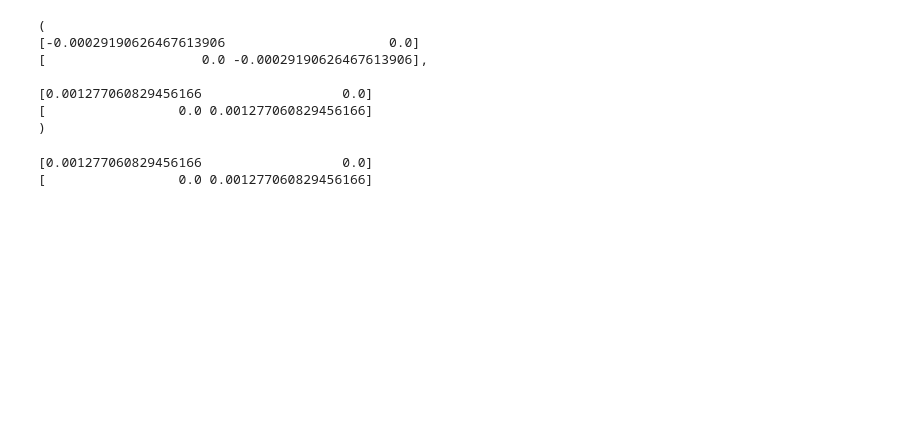
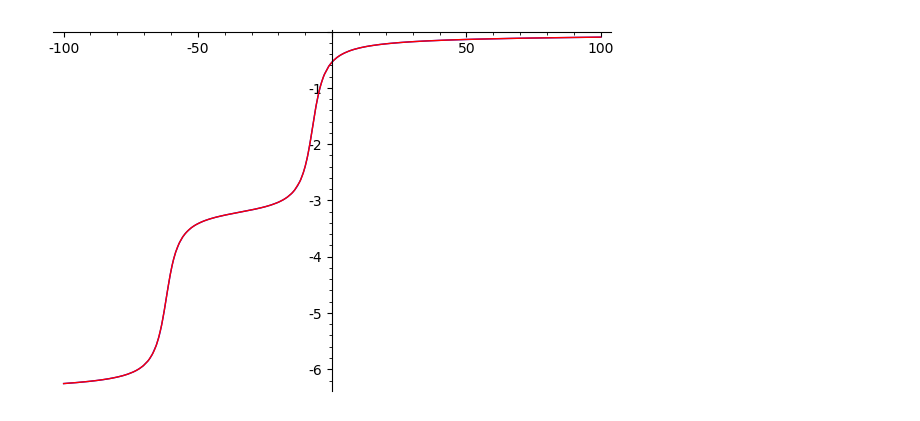
Before and after one commit to twist-numerical/matslise, a Jupyter notebook: notebooks/test_pyscs_x2.ipynb, the cells around one changed output. Drawn from its saved outputs; the diff is of its cells as text; code cells hidden in the pictures; blank space fills up the shorter version.

```diff
--- a/notebooks/test_pyscs_x2.ipynb
+++ b/notebooks/test_pyscs_x2.ipynb
@@ -88,15 +48,0 @@ plot(error2, (2, 8), color="red") + plot(error3, (2, 8))
-# %%
-l, dl
-# %% [output]
-(
-[-0.00029190626467613906                     0.0]
-[                    0.0 -0.00029190626467613906],
-
-[0.001277060829456166                  0.0]
-[                 0.0 0.001277060829456166]
-)
-# %%
-dl
-# %% [output]
-[0.001277060829456166                  0.0]
-[                 0.0 0.001277060829456166]
@@ -102,0 +89,18 @@ dl
+# %%
+def theta_cpp(dk):
+    d = h
+    Z = d*d*dk
+    if Z < 0:
+        sZ = sign(d)*sqrt(-Z)
+        return (sZ + atan2(
+            (d - sZ) * sin(sqrt(-Z))/sqrt(-Z) * cos(sqrt(-Z)),
+            1 + (d*sZ + Z) * (sin(sqrt(-Z))/sqrt(-Z))^2))
+    else:
+        sZ = sqrt(Z)
+        eta = [cosh(sZ), sinh(sZ)/sZ*h]
+    return  atan2(eta[1], eta[0]);
+# %%
+minmax = (-100, 100)
+plot(theta, minmax) + plot(theta_cpp, minmax, color="red")
+# %% [output]
+[figure, added]
```
Also changed, not shown: parts of 12 cells of this notebook, 3 other files.
